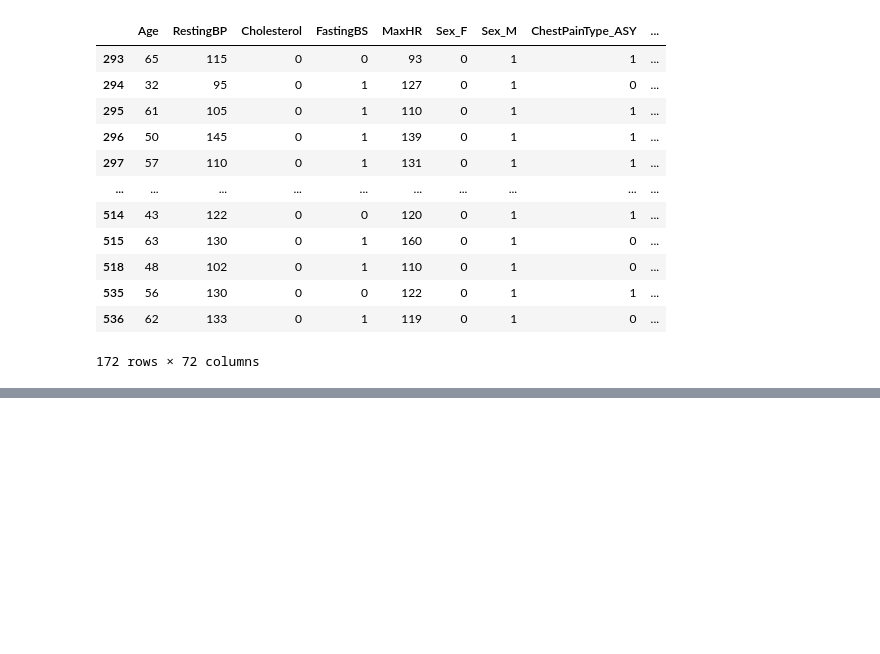
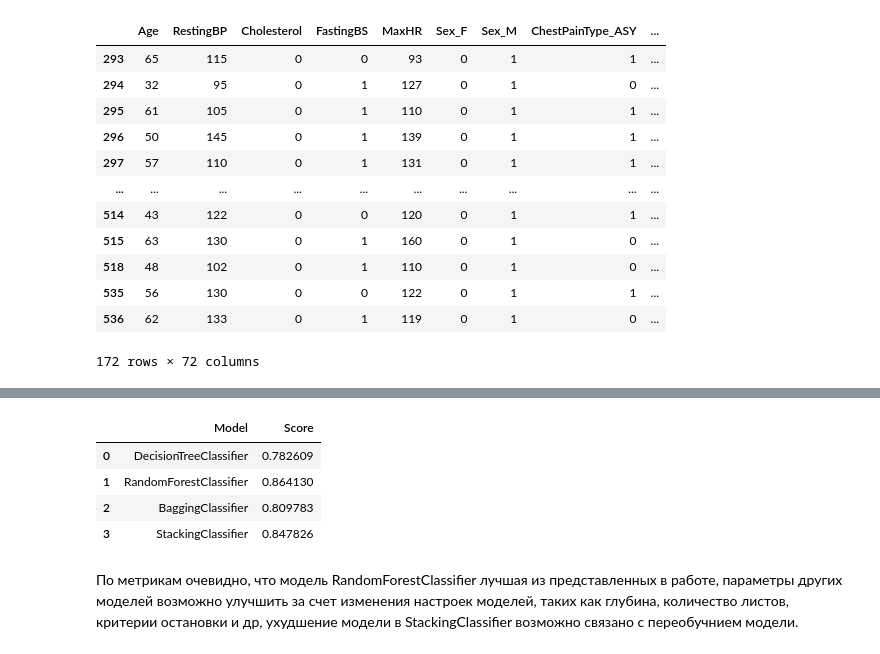
Before and after one commit to Nerobite/features_building_models, a Jupyter notebook: Ensemble.ipynb, the cells around one changed output, grey strips where cells are left out. Drawn from its saved outputs; the diff is of its cells as text; code cells hidden in the pictures; blank space fills up the shorter version.

```diff
--- a/Ensemble.ipynb
+++ b/Ensemble.ipynb
@@ -204,0 +385,8 @@ X.info()
+# %%
+classifier = StackingClassifier(
+    [
+        ('DecisionTreeClassifier', DecisionTreeClassifier(random_state=42)),
+        ('RandomForestClassifier', RandomForestClassifier(random_state=42))
+    ], LinearSVC(random_state=42))
+# %%
+classifier.fit(X_train, y_train)
@@ -204,0 +403,3 @@ X.info()
+# %%
+score_cl = classifier.score(X_test, y_test)
+score_cl
@@ -204,0 +432,13 @@ X.info()
+# %%
+result = pd.DataFrame()
+result['Model'] = ['DecisionTreeClassifier', 'RandomForestClassifier', 'BaggingClassifier', 'StackingClassifier']
+result['Score'] = [score_tree, score_rnd_tree, score_b, score_cl]
+result
+# %% [output]
+|  | Model | Score |
+| 0 | DecisionTreeClassifier | 0.782609 |
+| 1 | RandomForestClassifier | 0.864130 |
+| 2 | BaggingClassifier | 0.809783 |
+| 3 | StackingClassifier | 0.847826 |
+# %% [markdown]
+По метрикам очевидно, что модель RandomForestClassifier лучшая из представленных в работе, параметры других моделей возможно улучшить за счет изменения настроек моделей, таких как глубина, количество листов, критерии остановки и др, ухудшение модели в StackingClassifier возможно связано с переобучнием модели.
```
Also changed, not shown: parts of 37 cells of this notebook.
